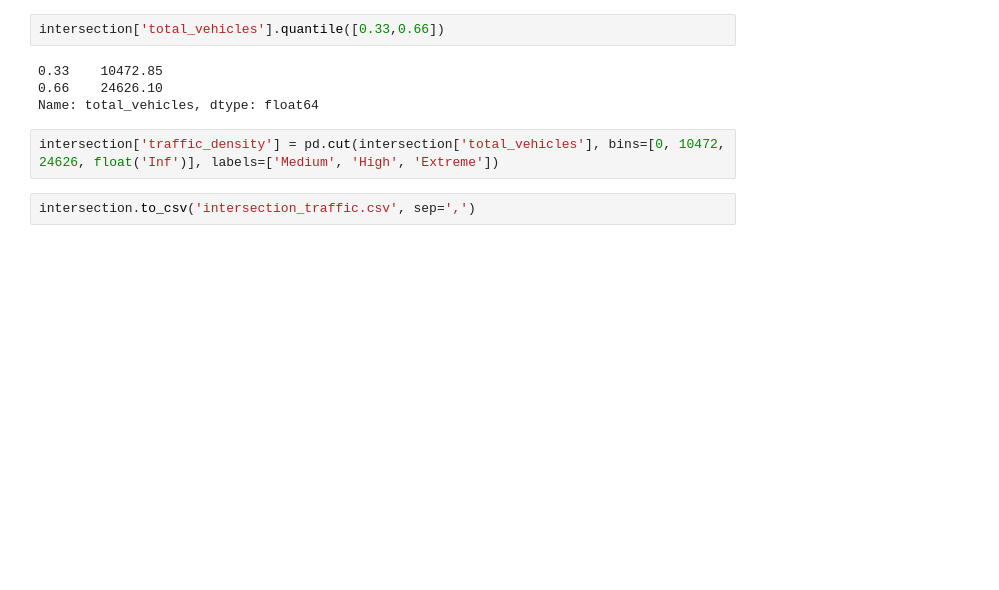
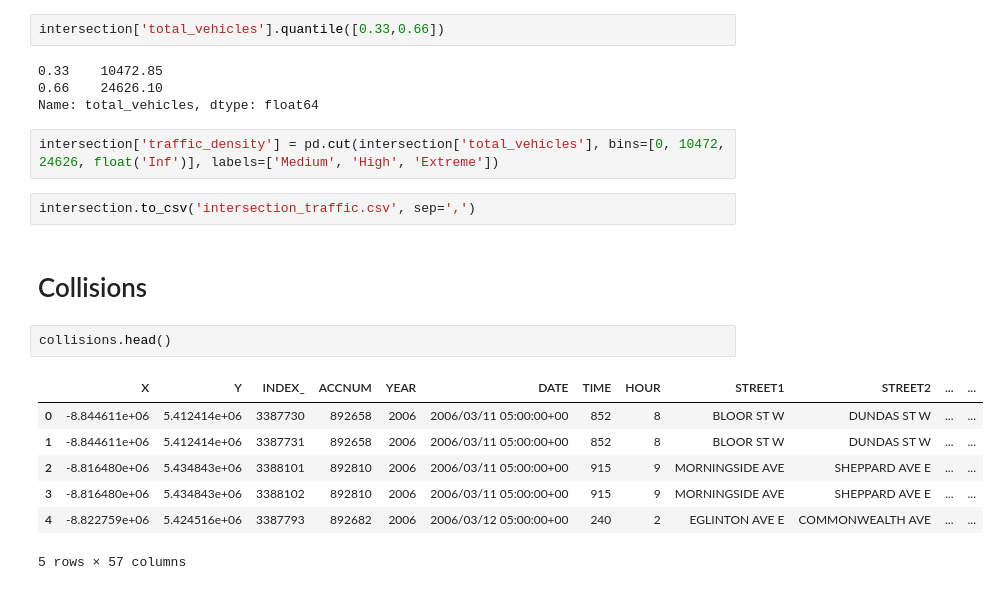
Before and after one commit to Hack-the-Globe-Team-SUStainable/ArcGIS-data-processing, a Jupyter notebook: Processing Data.ipynb, the cells around one changed output. Cells and saved outputs as stored; diff of their text form; blank space fills up the shorter version.

```diff
--- a/Processing Data.ipynb
+++ b/Processing Data.ipynb
@@ -123,3 +127,15 @@ Name: total_vehicles, dtype: float64
 intersection['traffic_density'] = pd.cut(intersection['total_vehicles'], bins=[0, 10472, 24626, float('Inf')], labels=['Medium', 'High', 'Extreme'])
 # %%
 intersection.to_csv('intersection_traffic.csv', sep=',')
+# %% [markdown]
+# Collisions
+# %%
+collisions.head()
+# %% [output]
+|  | X | Y | INDEX_ | ACCNUM | YEAR | DATE | TIME | HOUR | STREET1 | STREET2 | ... | ... |
+| 0 | -8.844611e+06 | 5.412414e+06 | 3387730 | 892658 | 2006 | 2006/03/11 05:00:00+00 | 852 | 8 | BLOOR ST W | DUNDAS ST W | ... | ... |
+| 1 | -8.844611e+06 | 5.412414e+06 | 3387731 | 892658 | 2006 | 2006/03/11 05:00:00+00 | 852 | 8 | BLOOR ST W | DUNDAS ST W | ... | ... |
+| 2 | -8.816480e+06 | 5.434843e+06 | 3388101 | 892810 | 2006 | 2006/03/11 05:00:00+00 | 915 | 9 | MORNINGSIDE AVE | SHEPPARD AVE E | ... | ... |
+| 3 | -8.816480e+06 | 5.434843e+06 | 3388102 | 892810 | 2006 | 2006/03/11 05:00:00+00 | 915 | 9 | MORNINGSIDE AVE | SHEPPARD AVE E | ... | ... |
+| 4 | -8.822759e+06 | 5.424516e+06 | 3387793 | 892682 | 2006 | 2006/03/12 05:00:00+00 | 240 | 2 | EGLINTON AVE E | COMMONWEALTH AVE | ... | ... |
+5 rows × 57 columns
```
Also changed, not shown: parts of 15 cells of this notebook, 6 other files.
